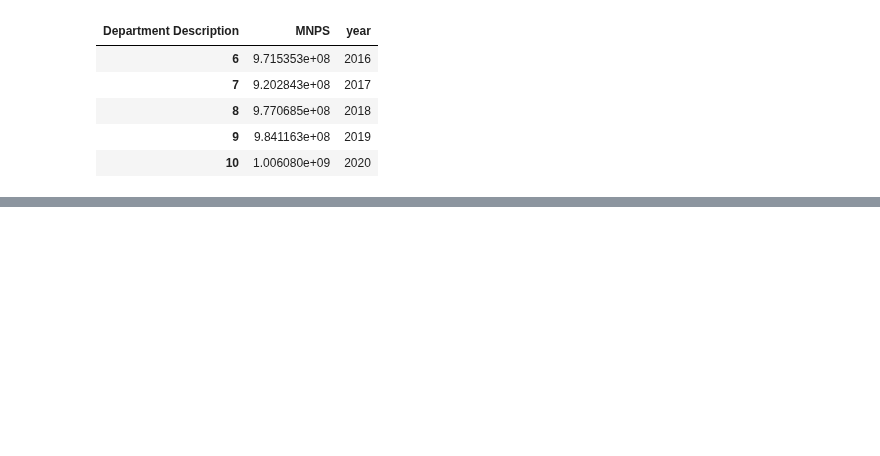
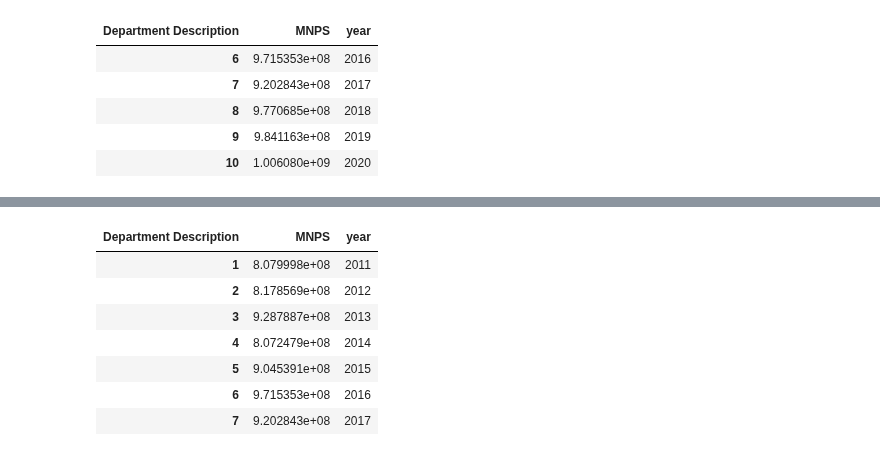
Before and after one commit to jwhankins177/capstone-budget-impact-jupyternb-python, a Jupyter notebook: notebooks/MNPS.ipynb, the cells around one changed output, grey strips where cells are left out. Cells and saved outputs as stored; diff of their text form; code cells hidden in the pictures; blank space fills up the shorter version.

```diff
--- a/notebooks/MNPS.ipynb
+++ b/notebooks/MNPS.ipynb
@@ -201,0 +236,11 @@ mnps_16_20
+# %%
+mnps_11_17
+# %% [output]
+| Department Description | MNPS | year |
+| 1 | 8.079998e+08 | 2011 |
+| 2 | 8.178569e+08 | 2012 |
+| 3 | 9.287887e+08 | 2013 |
+| 4 | 8.072479e+08 | 2014 |
+| 5 | 9.045391e+08 | 2015 |
+| 6 | 9.715353e+08 | 2016 |
+| 7 | 9.202843e+08 | 2017 |
```
Also changed, not shown: parts of 11 cells of this notebook, 3 other files.
